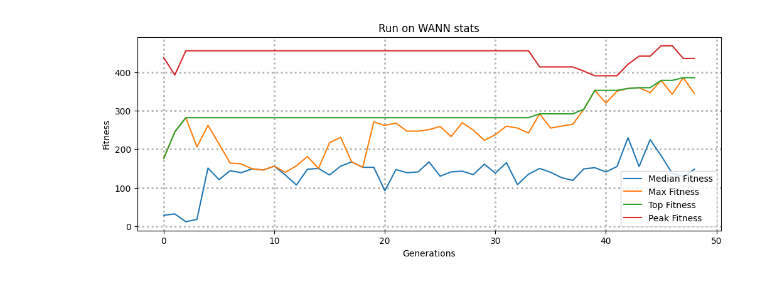
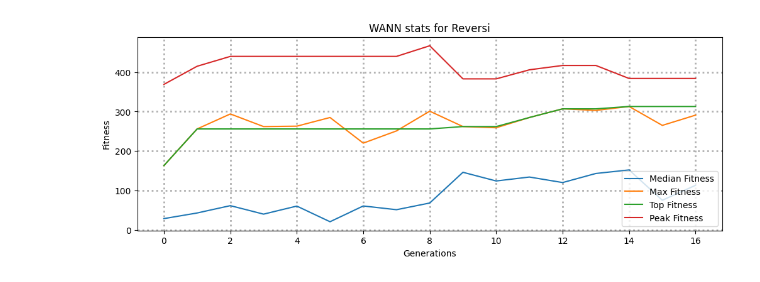
Before and after one commit to klima7/Reversi-WANN, a Jupyter notebook: log/viewRunStats.ipynb, the cells around one changed output. Drawn from its saved outputs; the diff is of its cells as text; code cells hidden in the pictures.

Commit message:
Some WANN adjustments to reversi

```diff
--- a/log/viewRunStats.ipynb
+++ b/log/viewRunStats.ipynb
@@ -14,23 +14,23 @@ import numpy as np
 5: median # of nodes in population
 6: median # of connections in population]
 """
-stats = np.loadtxt('test_stats.out', delimiter=',')
+stats = np.loadtxt('reversi_stats.out', delimiter=',')
 # %%
 # Plot fitness progress:
 plt.figure(figsize=(12,4))
 plt.grid(linestyle='--', linewidth=0.1)
 plt.plot(stats[:,1], label="Median Fitness")
 plt.plot(stats[:,2], label="Max Fitness")
 plt.plot(stats[:,3], label="Top Fitness")
 plt.plot(stats[:,4], label="Peak Fitness")
 plt.legend()
 plt.grid(linestyle=':', linewidth=2)
 plt.xlabel('Generations')
 plt.ylabel('Fitness')
 
 # Approximate time on 8 cores
 genKey = np.array([32,128,256,384,640,896],dtype=int)
 
-plt.title('Run on WANN stats');
+plt.title('WANN stats for Reversi');
 # %% [output]
-[figure, old version]
+[figure, new version]
```
Also changed, not shown: 32 other files.
